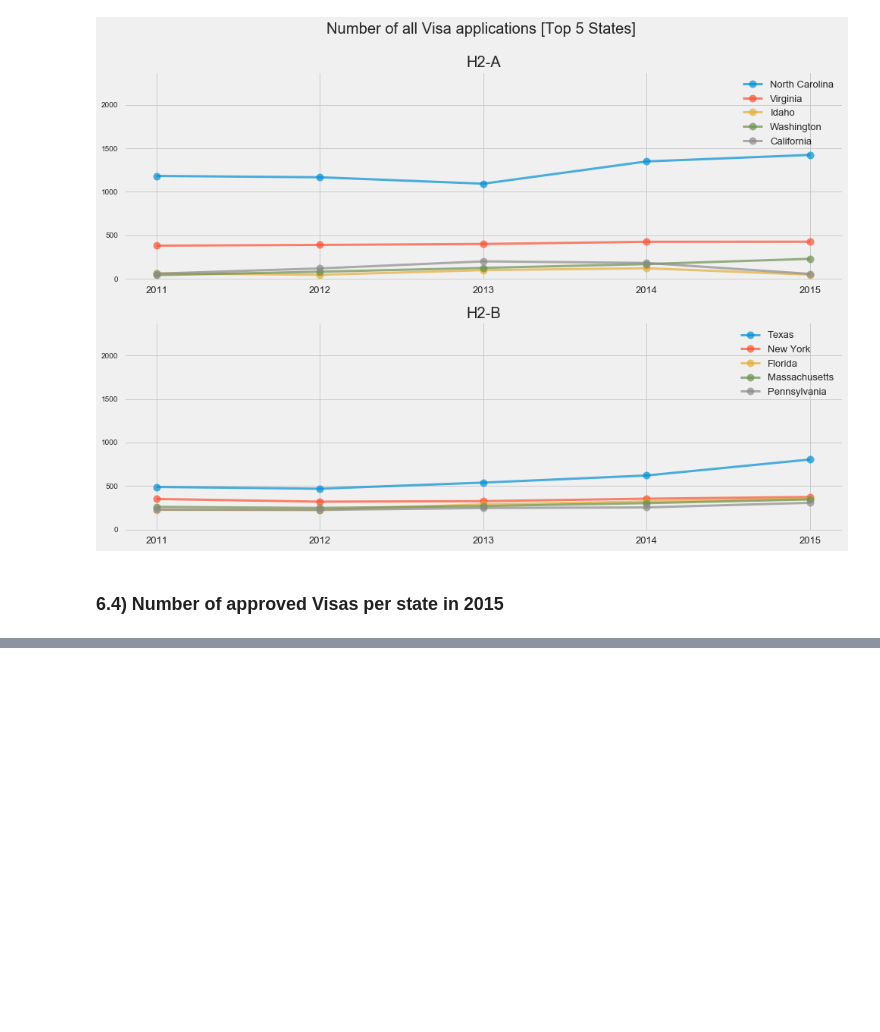
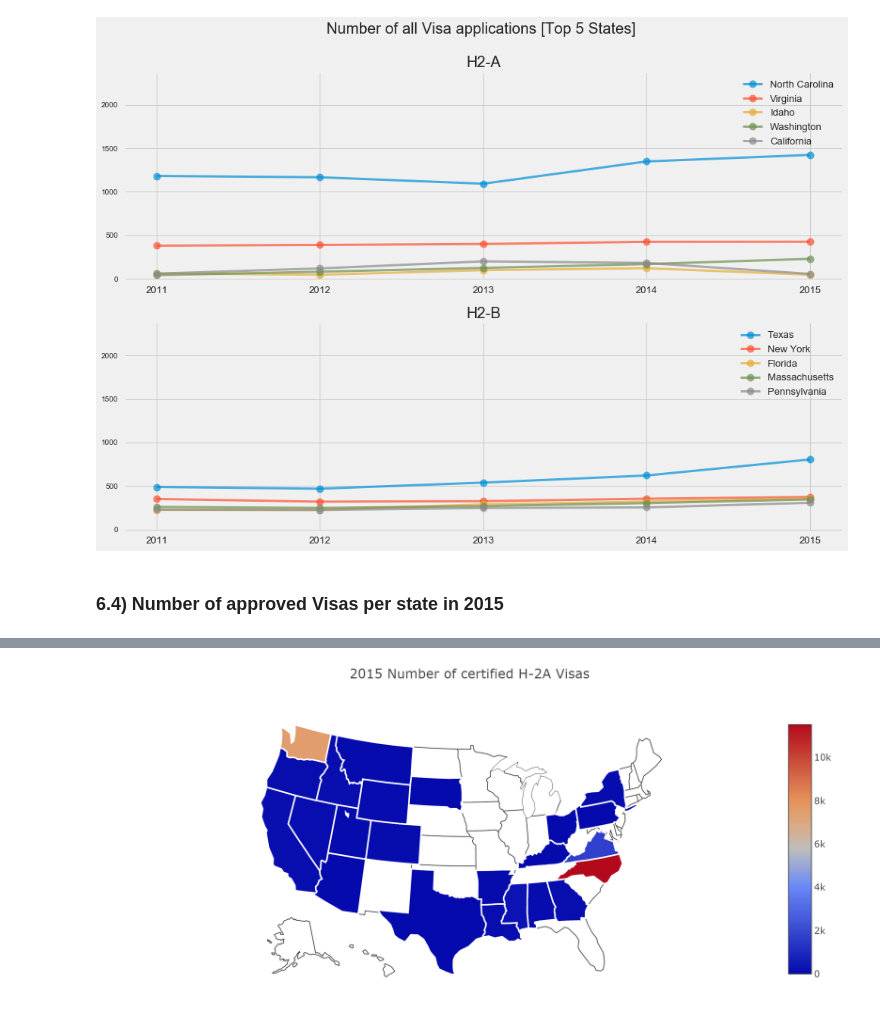
Before and after one commit to nachocarracedo/portfolio, a Jupyter notebook: H2_Visas/h2_visas_analysis.ipynb, the cells around one changed output, grey strips where cells are left out. Drawn from its saved outputs; the diff is of its cells as text; code cells hidden in the pictures; blank space fills up the shorter version.

```diff
--- a/H2_Visas/h2_visas_analysis.ipynb
+++ b/H2_Visas/h2_visas_analysis.ipynb
@@ -1092,3 +1093,8 @@ url = plotly.offline.iplot( fig, filename='d3-cloropleth-map' )
 # %% [output]
 [interactive output not drawn]
 [interactive output not drawn]
+# %%
+from IPython.display import Image
+Image(filename='./maps/mapA.png')
+# %% [output]
+[figure, added]
```
Also changed, not shown: parts of 2 cells of this notebook, 7 other files.
